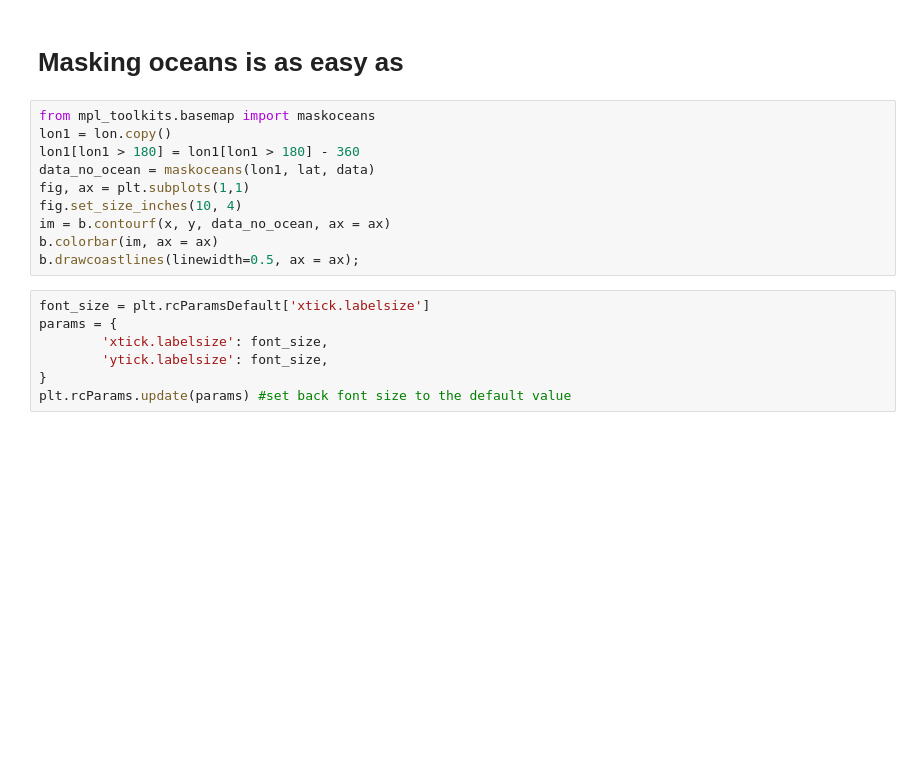
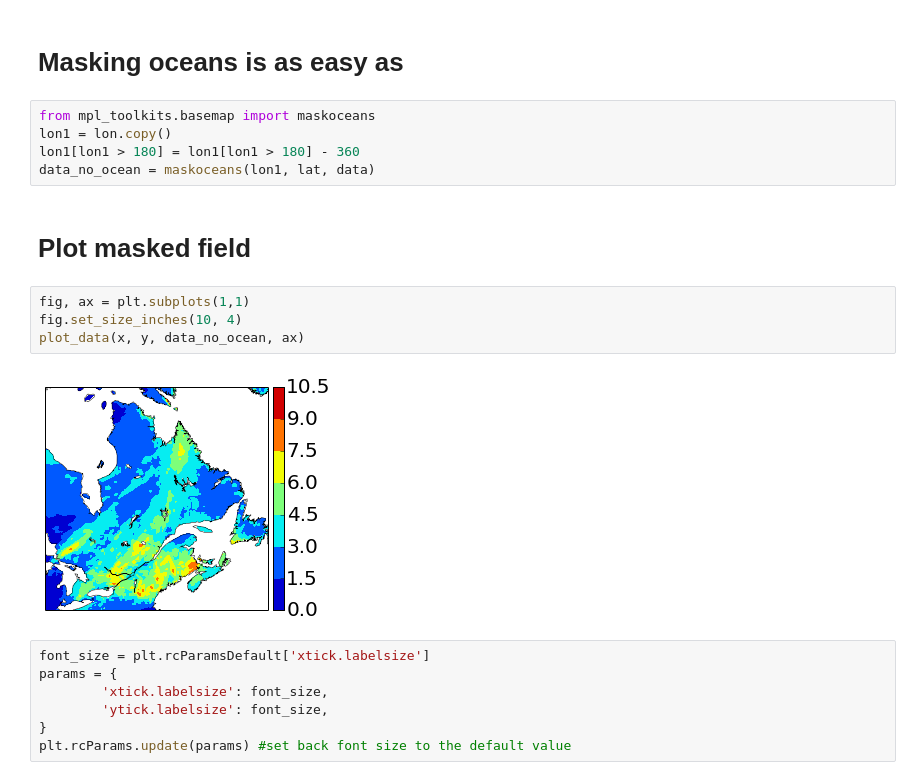
Before and after one commit to guziy/guziy.github.io, a Jupyter notebook: CNRCWP_student_workshop_2013-12-17/Python_CNRCWP_tutorial.ipynb, the cells around one changed output. Drawn from its saved outputs; the diff is of its cells as text; blank space fills up the shorter version.

```diff
--- a/CNRCWP_student_workshop_2013-12-17/Python_CNRCWP_tutorial.ipynb
+++ b/CNRCWP_student_workshop_2013-12-17/Python_CNRCWP_tutorial.ipynb
@@ -1038,11 +1058,15 @@ from mpl_toolkits.basemap import maskoceans
 lon1 = lon.copy()
 lon1[lon1 > 180] = lon1[lon1 > 180] - 360
 data_no_ocean = maskoceans(lon1, lat, data)
-fig, ax = plt.subplots(1,1)
-fig.set_size_inches(10, 4)
-im = b.contourf(x, y, data_no_ocean, ax = ax)
-b.colorbar(im, ax = ax)
-b.drawcoastlines(linewidth=0.5, ax = ax);
+# %% [markdown]
+Plot masked field
+=====
+# %%
+fig, ax = plt.subplots(1,1)
+fig.set_size_inches(10, 4)
+plot_data(x, y, data_no_ocean, ax)
+# %% [output]
+[figure, added]
 # %%
 font_size = plt.rcParamsDefault['xtick.labelsize']
 params = {
```
Also changed, not shown: parts of 23 cells of this notebook, 1 other file.
